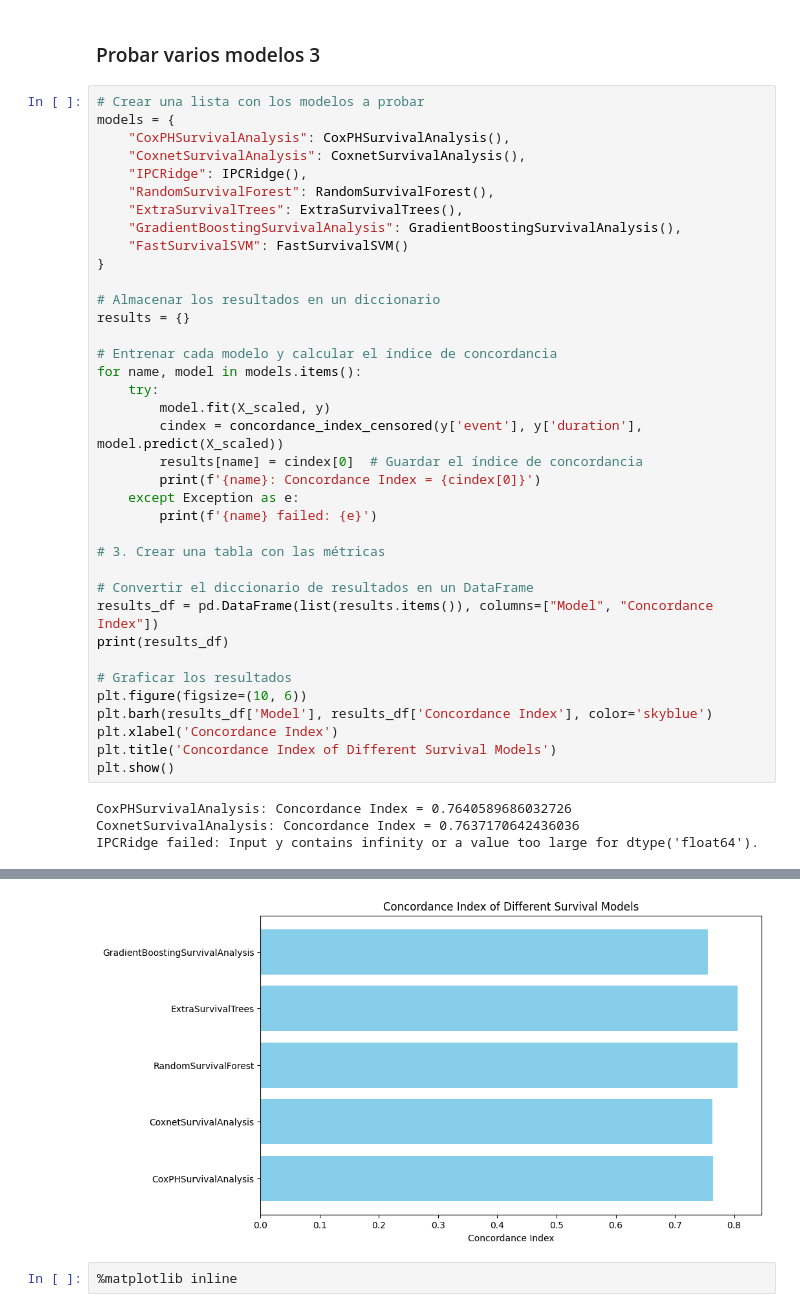
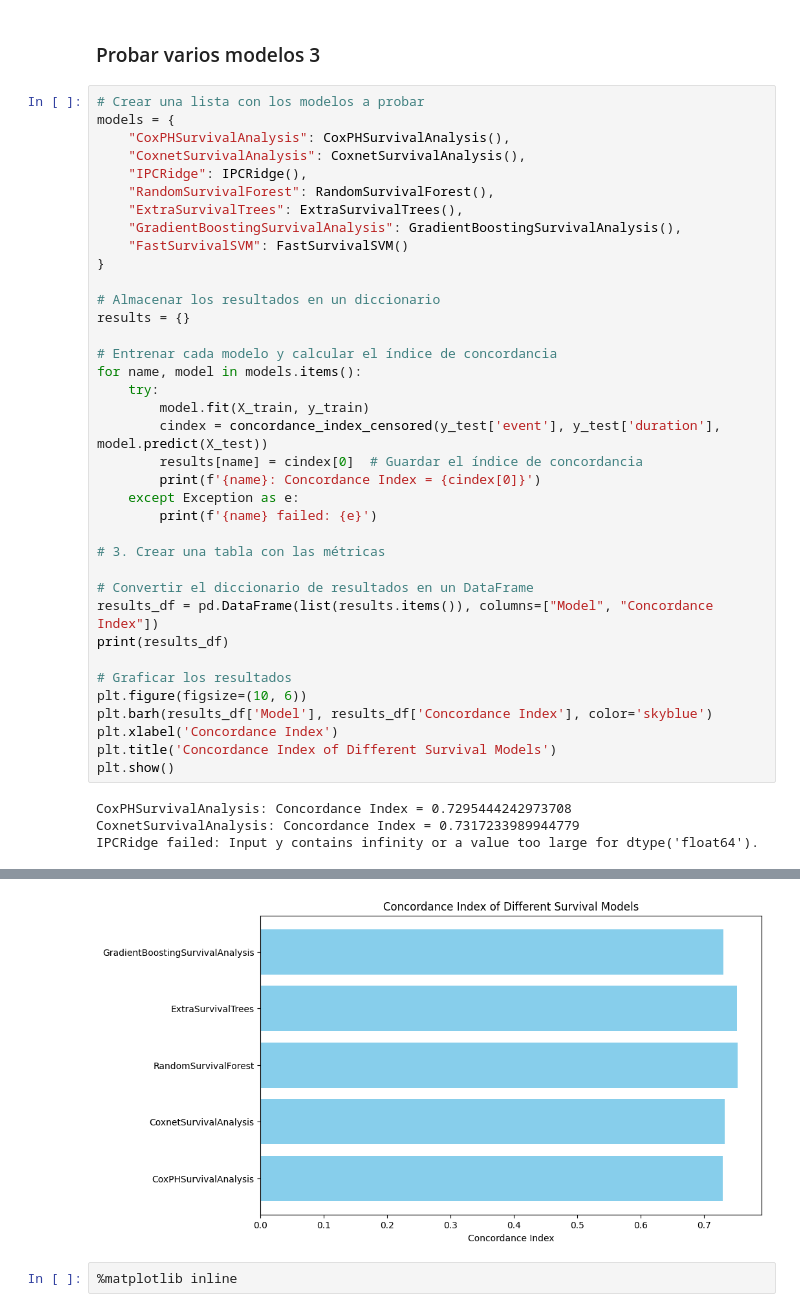
Before and after one commit to HaiderFonseca/Tesis, a Jupyter notebook: Modelo/Modelo.ipynb, the cells around one changed output, grey strips where cells are left out. Drawn from its saved outputs; the diff is of its cells as text.

Commit message:
Esto incluye el x_train

```diff
--- a/Modelo/Modelo.ipynb
+++ b/Modelo/Modelo.ipynb
@@ -348,8 +359,8 @@ results = {}
 # Entrenar cada modelo y calcular el índice de concordancia
 for name, model in models.items():
     try:
-        model.fit(X_scaled, y)
-        cindex = concordance_index_censored(y['event'], y['duration'], model.predict(X_scaled))
+        model.fit(X_train, y_train)
+        cindex = concordance_index_censored(y_test['event'], y_test['duration'], model.predict(X_test))
         results[name] = cindex[0]  # Guardar el índice de concordancia
         print(f'{name}: Concordance Index = {cindex[0]}')
     except Exception as e:
@@ -368,6 +379,6 @@ plt.xlabel('Concordance Index')
 plt.title('Concordance Index of Different Survival Models')
 plt.show()
 # %% [output]
-CoxPHSurvivalAnalysis: Concordance Index = 0.7640589686032726
-CoxnetSurvivalAnalysis: Concordance Index = 0.7637170642436036
+CoxPHSurvivalAnalysis: Concordance Index = 0.7295444242973708
+CoxnetSurvivalAnalysis: Concordance Index = 0.7317233989944779
 IPCRidge failed: Input y contains infinity or a value too large for dtype('float64').
@@ -384,4 +395,4 @@ FastSurvivalSVM failed: observed time contains values smaller or equal to zero
-[figure, old version]
+[figure, new version]
 # %%
 %matplotlib inline
 # %%
```
Also changed, not shown: parts of 6 cells of this notebook.
